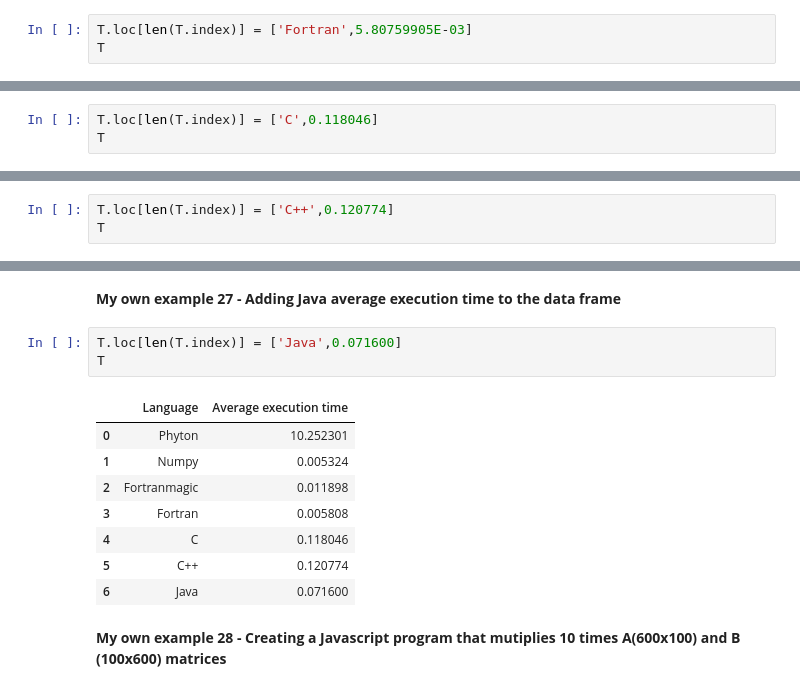
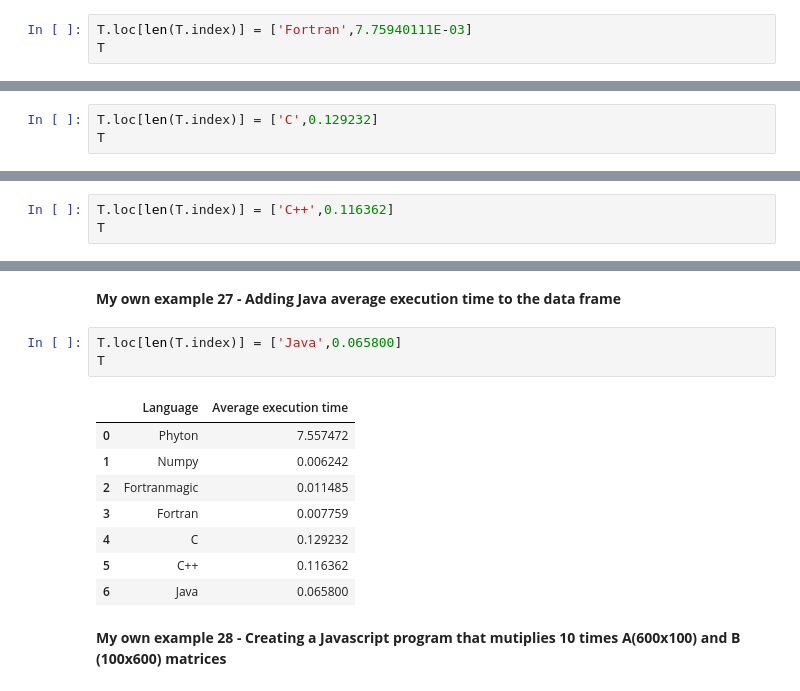
Before and after one commit to juperdomog/MetNumUN2023I, a Jupyter notebook: Lab 2/juperdomog_Lab2.ipynb, the cells around one changed output, grey strips where cells are left out. Saved outputs shown, nothing was run; the diff lists cells and outputs as text.

```diff
--- a/juperdomog_Lab2.ipynb
+++ b/Lab 2/juperdomog_Lab2.ipynb
@@ -534,7 +534,7 @@ Overwriting tmpf.f
 # %% [markdown]
 **My own example 18 - Adding Fortran average execution time to the data frame**
 # %%
-T.loc[len(T.index)] = ['Fortran',5.80759905E-03]
+T.loc[len(T.index)] = ['Fortran',7.75940111E-03]
 T
 # %% [output]
 |  | Language | Average execution time |
@@ -591,7 +591,7 @@ Overwriting tmpc.c
 # %% [markdown]
 **My own example 21 - Adding c average execution time to the data frame**
 # %%
-T.loc[len(T.index)] = ['C',0.118046]
+T.loc[len(T.index)] = ['C',0.129232]
 T
 # %% [output]
 |  | Language | Average execution time |
@@ -645,7 +645,7 @@ Overwriting tmpcc.cc
 # %% [markdown]
 **My own example 24 - Adding C++ average execution time to the data frame**
 # %%
-T.loc[len(T.index)] = ['C++',0.120774]
+T.loc[len(T.index)] = ['C++',0.116362]
 T
 # %% [output]
 |  | Language | Average execution time |
@@ -700,17 +700,17 @@ Overwriting Main.java
 # %% [markdown]
 **My own example 27 - Adding Java average execution time to the data frame**
 # %%
-T.loc[len(T.index)] = ['Java',0.071600]
+T.loc[len(T.index)] = ['Java',0.065800]
 T
 # %% [output]
 |  | Language | Average execution time |
-| 0 | Phyton | 10.252301 |
-| 1 | Numpy | 0.005324 |
-| 2 | Fortranmagic | 0.011898 |
-| 3 | Fortran | 0.005808 |
-| 4 | C | 0.118046 |
-| 5 | C++ | 0.120774 |
-| 6 | Java | 0.071600 |
+| 0 | Phyton | 7.557472 |
+| 1 | Numpy | 0.006242 |
+| 2 | Fortranmagic | 0.011485 |
+| 3 | Fortran | 0.007759 |
+| 4 | C | 0.129232 |
+| 5 | C++ | 0.116362 |
+| 6 | Java | 0.065800 |
 # %% [markdown]
 **My own example 28 - Creating a Javascript program that mutiplies 10 times A(600x100) and  B (100x600) matrices**
 # %% [markdown]
```
Also changed, not shown: parts of 25 cells of this notebook.
